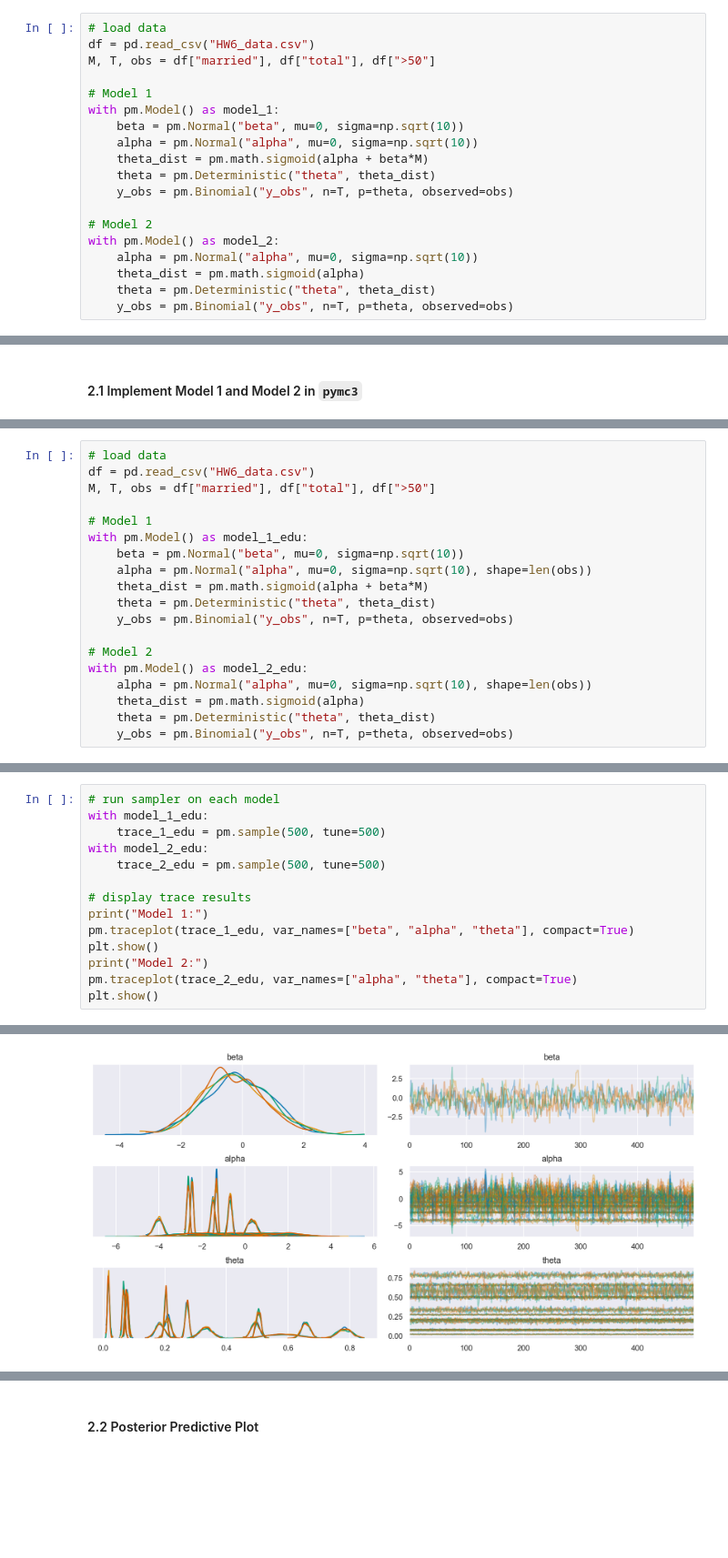
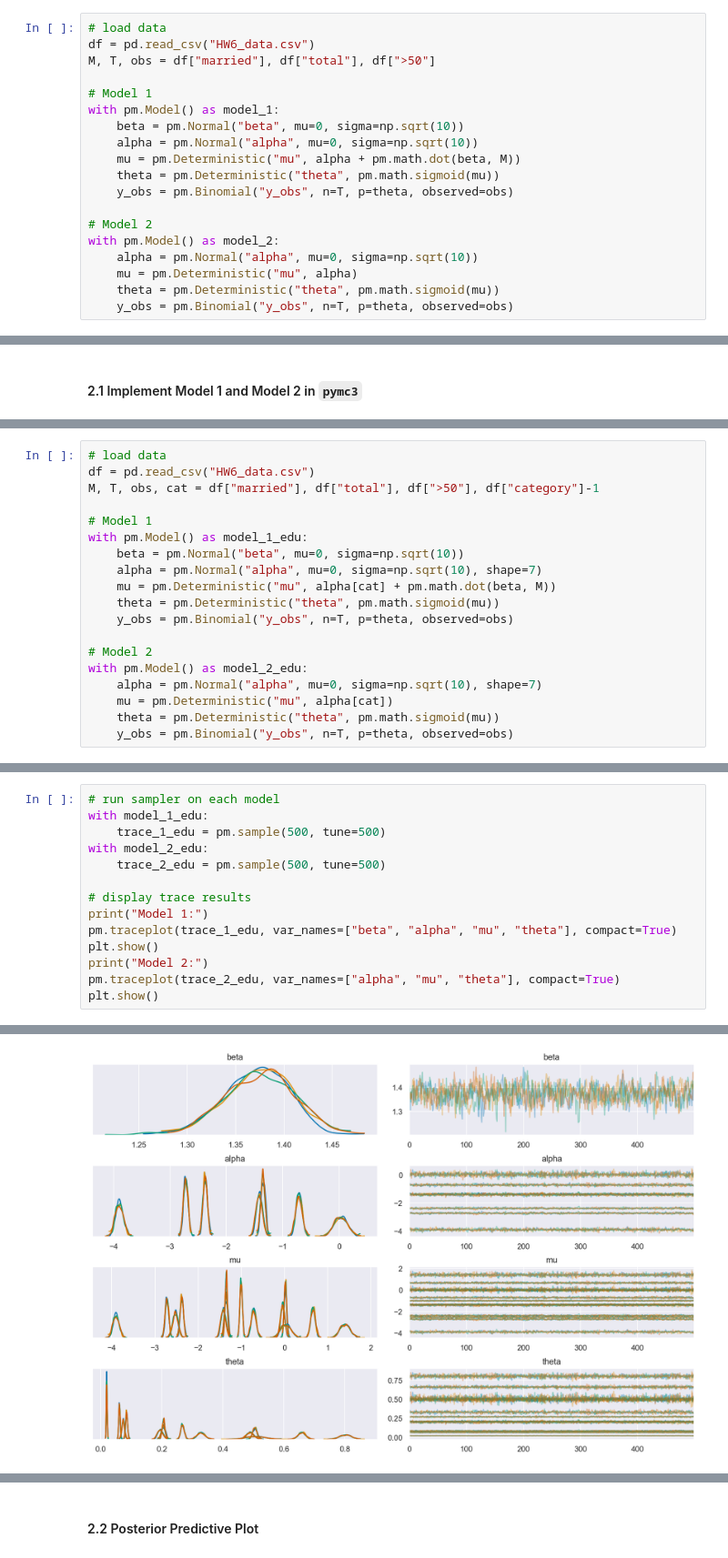
Before and after one commit to icweaver/AM207, a Jupyter notebook: HW6/AM207_HW6_IanWeaver.ipynb, the cells around one changed output, grey strips where cells are left out. Shown at 91% size. Cells and saved outputs as stored; diff of their text form; blank space fills up the shorter version.

```diff
--- a/HW6/AM207_HW6_IanWeaver.ipynb
+++ b/HW6/AM207_HW6_IanWeaver.ipynb
@@ -103,14 +103,14 @@ M, T, obs = df["married"], df["total"], df[">50"]
 with pm.Model() as model_1:
     beta = pm.Normal("beta", mu=0, sigma=np.sqrt(10))
     alpha = pm.Normal("alpha", mu=0, sigma=np.sqrt(10))
-    theta_dist = pm.math.sigmoid(alpha + beta*M)
-    theta = pm.Deterministic("theta", theta_dist)
+    mu = pm.Deterministic("mu", alpha + pm.math.dot(beta, M))
+    theta = pm.Deterministic("theta", pm.math.sigmoid(mu))
     y_obs = pm.Binomial("y_obs", n=T, p=theta, observed=obs)
 
 # Model 2
 with pm.Model() as model_2:
     alpha = pm.Normal("alpha", mu=0, sigma=np.sqrt(10))
-    theta_dist = pm.math.sigmoid(alpha)
-    theta = pm.Deterministic("theta", theta_dist)
+    mu = pm.Deterministic("mu", alpha)
+    theta = pm.Deterministic("theta", pm.math.sigmoid(mu))
     y_obs = pm.Binomial("y_obs", n=T, p=theta, observed=obs)
 # %% [markdown]
@@ -283,20 +286,20 @@ We can modify our models above to investigate the effect of education by creatin
 # %%
 # load data
 df = pd.read_csv("HW6_data.csv")
-M, T, obs = df["married"], df["total"], df[">50"]
+M, T, obs, cat = df["married"], df["total"], df[">50"], df["category"]-1
 
 # Model 1
 with pm.Model() as model_1_edu:
     beta = pm.Normal("beta", mu=0, sigma=np.sqrt(10))
-    alpha = pm.Normal("alpha", mu=0, sigma=np.sqrt(10), shape=len(obs))
-    theta_dist = pm.math.sigmoid(alpha + beta*M)
-    theta = pm.Deterministic("theta", theta_dist)
+    alpha = pm.Normal("alpha", mu=0, sigma=np.sqrt(10), shape=7)
+    mu = pm.Deterministic("mu", alpha[cat] + pm.math.dot(beta, M))
+    theta = pm.Deterministic("theta", pm.math.sigmoid(mu))
     y_obs = pm.Binomial("y_obs", n=T, p=theta, observed=obs)
 
 # Model 2
 with pm.Model() as model_2_edu:
-    alpha = pm.Normal("alpha", mu=0, sigma=np.sqrt(10), shape=len(obs))
-    theta_dist = pm.math.sigmoid(alpha)
-    theta = pm.Deterministic("theta", theta_dist)
+    alpha = pm.Normal("alpha", mu=0, sigma=np.sqrt(10), shape=7)
+    mu = pm.Deterministic("mu", alpha[cat])
+    theta = pm.Deterministic("theta", pm.math.sigmoid(mu))
     y_obs = pm.Binomial("y_obs", n=T, p=theta, observed=obs)
 # %% [markdown]
@@ -322,10 +325,10 @@ with model_2_edu:
 
 # display trace results
 print("Model 1:")
-pm.traceplot(trace_1_edu, var_names=["beta", "alpha", "theta"], compact=True)
+pm.traceplot(trace_1_edu, var_names=["beta", "alpha", "mu", "theta"], compact=True)
 plt.show()
 print("Model 2:")
-pm.traceplot(trace_2_edu, var_names=["alpha", "theta"], compact=True)
+pm.traceplot(trace_2_edu, var_names=["alpha", "mu", "theta"], compact=True)
 plt.show()
 # %% [output]
 Auto-assigning NUTS sampler...
@@ -336,7 +338,7 @@ The number of effective samples is smaller than 25% for some parameters.
 Auto-assigning NUTS sampler...
 Initializing NUTS using jitter+adapt_diag...
 Multiprocess sampling (4 chains in 4 jobs)
 NUTS: [alpha]
 Model 1:
-[figure, old version]
+[figure, new version]
 Model 2:
```
Also changed, not shown: parts of 18 cells of this notebook.
